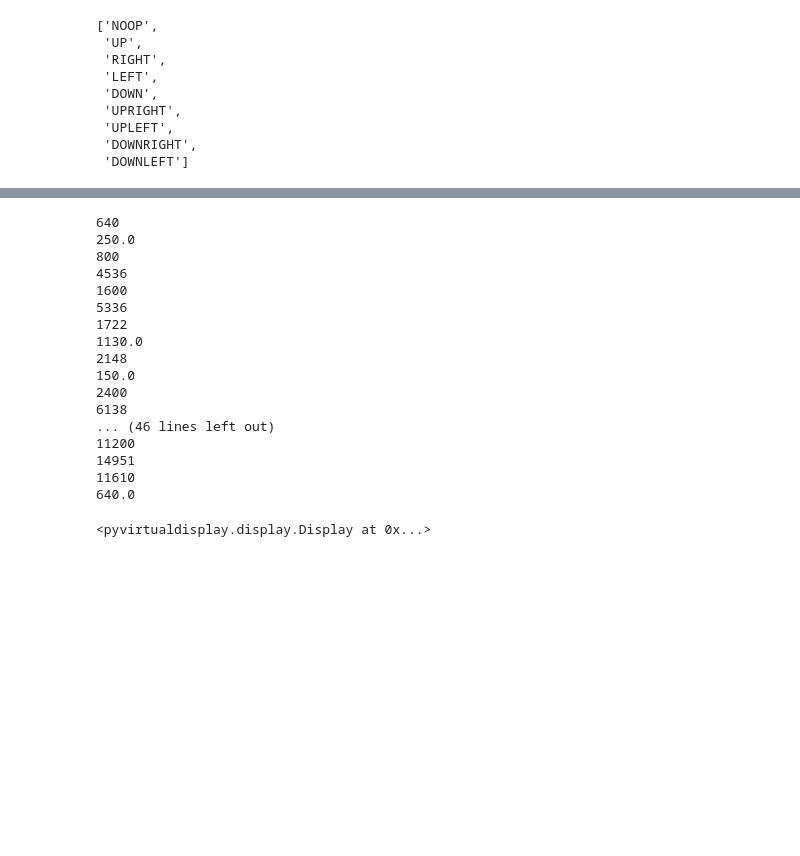
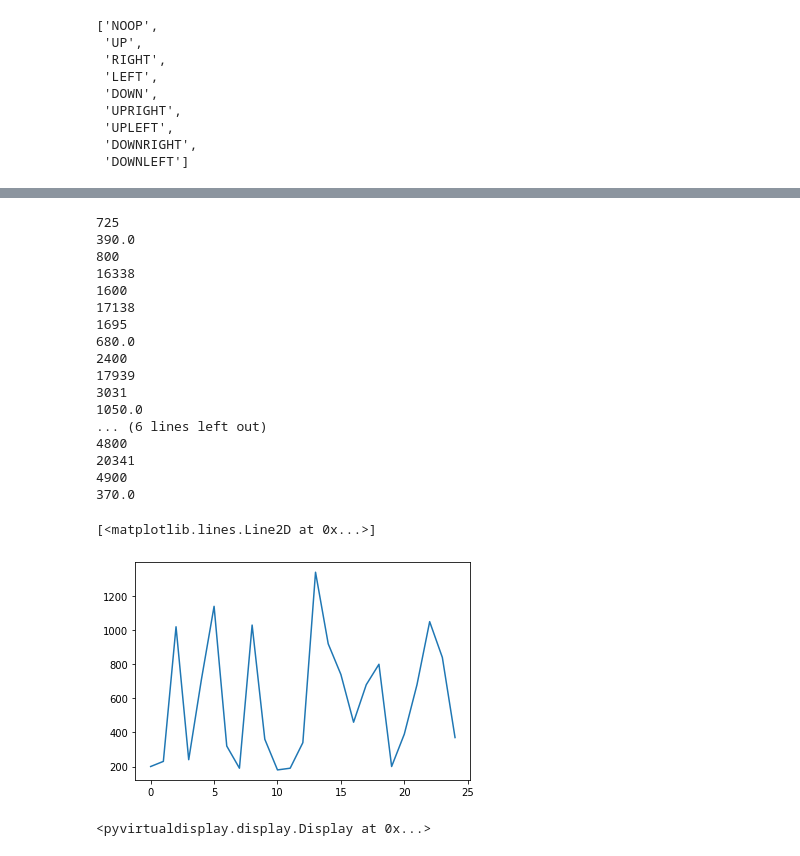
Before and after one commit to puneetsingla17/Reinforcement-Learning-Pytorch, a Jupyter notebook: PACMAN_env_doubledqn.ipynb, the cells around one changed output, grey strips where cells are left out. Drawn from its saved outputs; the diff is of its cells as text; code cells hidden in the pictures; blank space fills up the shorter version.

```diff
--- a/PACMAN_env_doubledqn.ipynb
+++ b/PACMAN_env_doubledqn.ipynb
@@ -273,7 +278,7 @@ score2=[]
 count=0
 losses=[]
 a=0
-for i in range(hyper['epochs']):
+for i in range(5):
   state=env.reset()
   sc=0
   while True:
@@ -303,23 +308,28 @@ for i in range(hyper['epochs']):
   print(sc)
   score2.append(sc)
 # %% [output]
-640
-250.0
+725
+390.0
 800
-4536
+16338
 1600
-5336
-1722
-1130.0
-2148
-150.0
+17138
+1695
+680.0
 2400
-6138
-... (46 lines left out)
-11200
-14951
-11610
-640.0
+17939
+3031
+1050.0
+... (6 lines left out)
+4800
+20341
+4900
+370.0
+# %%
+plt.plot(score2)
+# %% [output]
+[<matplotlib.lines.Line2D at 0x...>]
+[figure, added]
 # %%
 !pip install gym pyvirtualdisplay > /dev/null 2>&1
 !apt-get install -y xvfb python-opengl ffmpeg > /dev/null 2>&1
```
Also changed, not shown: parts of 11 cells of this notebook.
